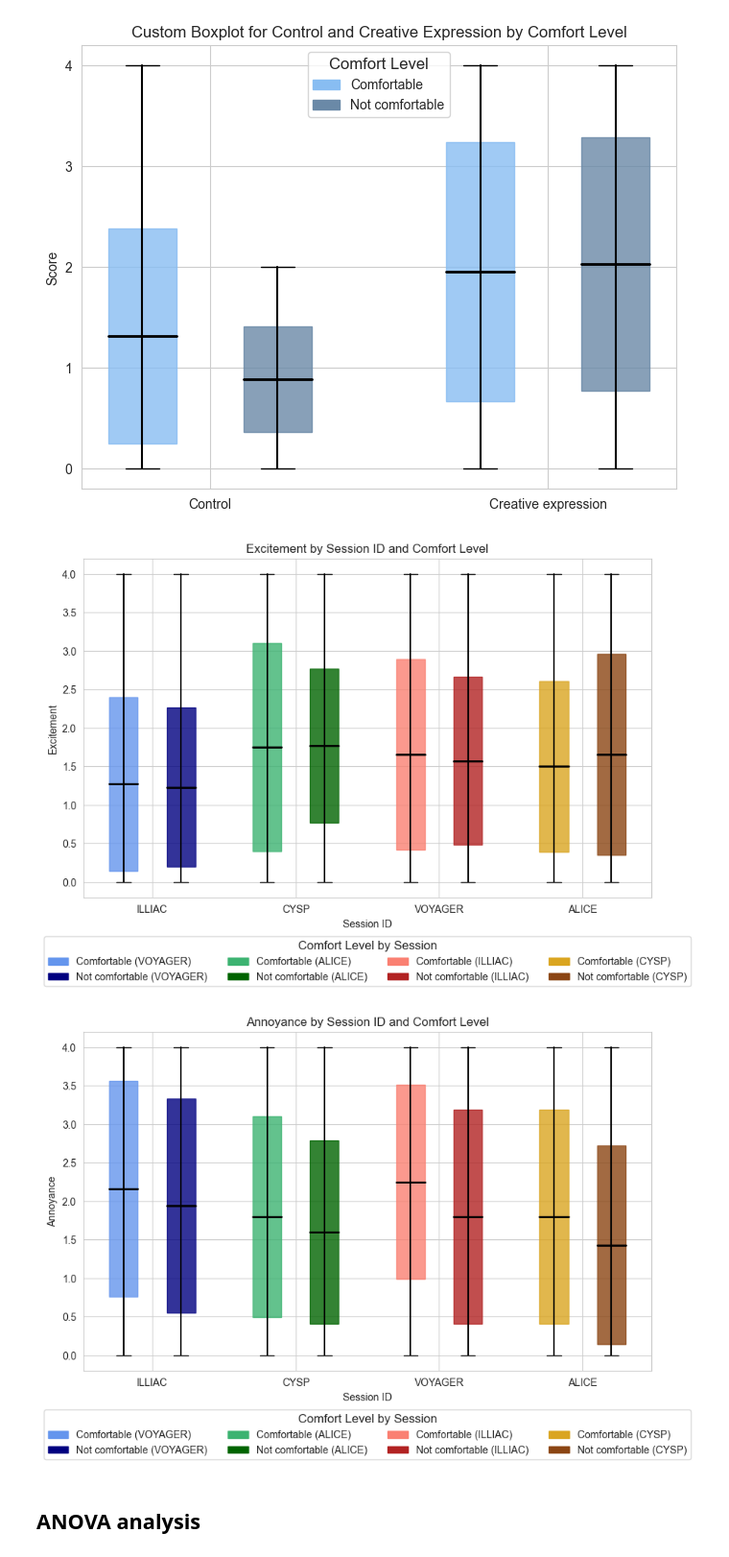
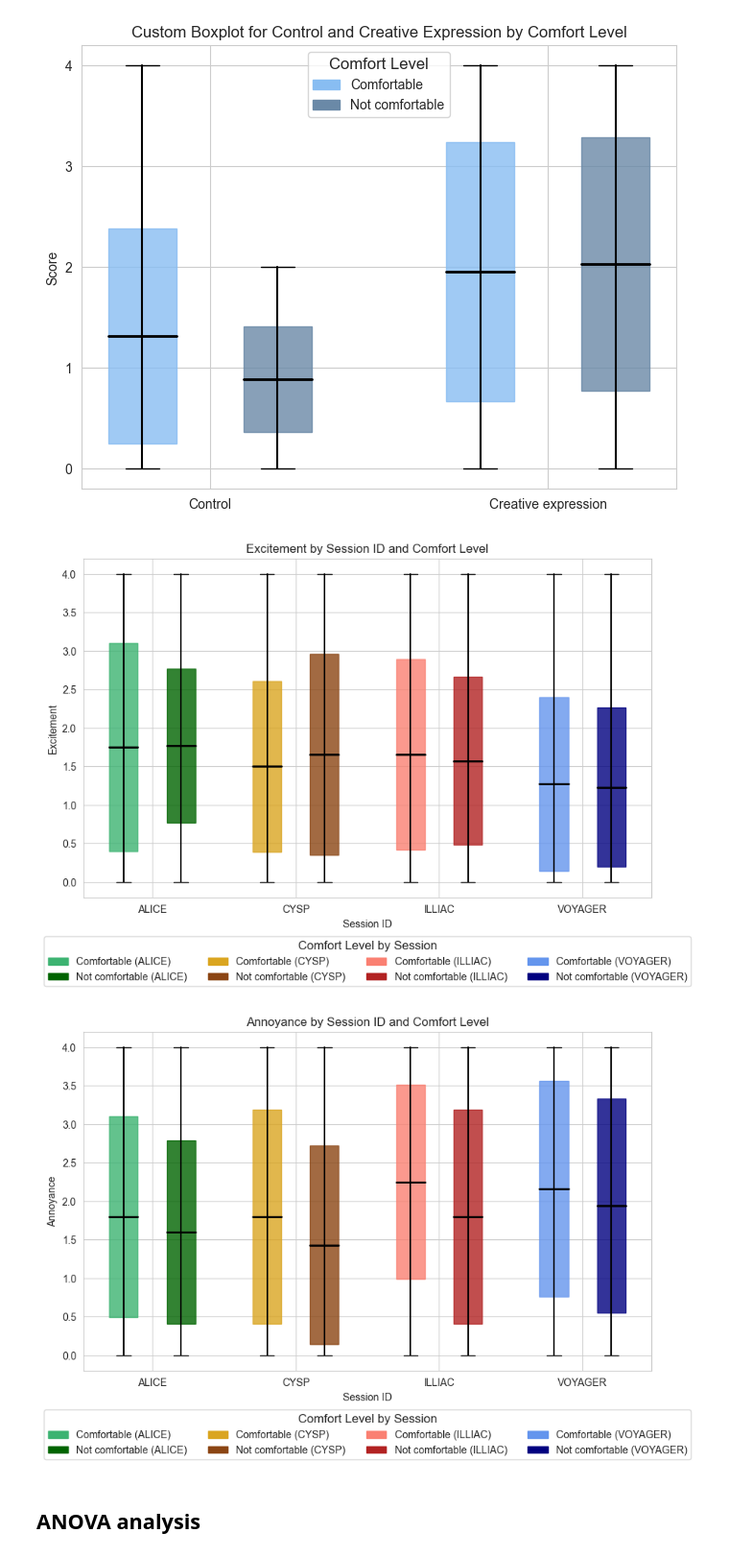
Before and after one commit to ihneskarbovik/IN5060-assignment3, a Jupyter notebook: study.ipynb, the cells around one changed output. Shown: that part at 96% size. Drawn from its saved outputs; the diff is of its cells as text; code cells hidden in the pictures.

Commit message:
correct plots

```diff
--- a/study.ipynb
+++ b/study.ipynb
@@ -373,7 +374,6 @@ stats = grouped_df_all.groupby(['Session_ID', 'Comfortable with expressing emoti
 
 order = ['VOYAGER', 'ALICE', 'ILLIAC', 'CYSP']
 stats['Session_ID'] = pd.Categorical(stats['Session_ID'], categories=order, ordered=True)
-stats = stats.sort_values('Session_ID')
 
 palette = {
     ('VOYAGER', 'Comfortable'): 'cornflowerblue',
@@ -420,35 +420,35 @@ for idx, session in enumerate(stats['Session_ID'].unique()):
         ax.plot([position - 0.1, position + 0.1], [mean, mean], color='black', lw=2)  # Mean line
 
 # Final adjustments
-ax.set_xticks(range(len(grouped_df_all['Session_ID'].unique())))
-ax.set_xticklabels(grouped_df_all['Session_ID'].unique())
+ax.set_xticks(range(len(stats['Session_ID'].unique())))
+ax.set_xticklabels(stats['Session_ID'].unique())
 ax.set_xlabel('Session ID')
 ax.set_ylabel('Excitement')
 plt.title('Excitement by Session ID and Comfort Level')
 
 legend_handles = [
-    mpatches.Patch(color='cornflowerblue', label='Comfortable (VOYAGER)'),
-    mpatches.Patch(color='navy', label='Not comfortable (VOYAGER)'),
     mpatches.Patch(color='mediumseagreen', label='Comfortable (ALICE)'),
     mpatches.Patch(color='darkgreen', label='Not comfortable (ALICE)'),
+    mpatches.Patch(color='goldenrod', label='Comfortable (CYSP)'),
+    mpatches.Patch(color='saddlebrown', label='Not comfortable (CYSP)'),
     mpatches.Patch(color='salmon', label='Comfortable (ILLIAC)'),
     mpatches.Patch(color='firebrick', label='Not comfortable (ILLIAC)'),
-    mpatches.Patch(color='goldenrod', label='Comfortable (CYSP)'),
-    mpatches.Patch(color='saddlebrown', label='Not comfortable (CYSP)')
+    mpatches.Patch(color='cornflowerblue', label='Comfortable (VOYAGER)'),
+    mpatches.Patch(color='navy', label='Not comfortable (VOYAGER)')
 ]
 ax.legend(handles=legend_handles, title='Comfort Level by Session',
           loc='upper center', ncol=4, fontsize=10, title_fontsize=12,
           bbox_to_anchor=(0.5, -0.1))
 plt.show()
 # %% [output]
-[figure, old version]
+[figure, new version]
 # %%
 stats = grouped_df_all.groupby(['Session_ID', 'Comfortable with expressing emotions'])['Annoyance'].agg(
     mean='mean', std='std', min='min', max='max'
 ).reset_index()
 
+order = ['VOYAGER', 'ALICE', 'ILLIAC', 'CYSP']
 stats['Session_ID'] = pd.Categorical(stats['Session_ID'], categories=order, ordered=True)
-stats = stats.sort_values('Session_ID')
 
 palette = {
     ('VOYAGER', 'Comfortable'): 'cornflowerblue',
@@ -483,40 +483,40 @@ for idx, session in enumerate(stats['Session_ID'].unique()):
         box_bottom = mean - std
         box_top = mean + std
         ax.add_patch(plt.Rectangle(
             (position - 0.1, box_bottom),  # Bottom-left corner
             0.2,  # Box width
             2 * std,  # Box height
             color=palette[(session, comfort)],
             alpha=0.8,
             edgecolor="black"
         ))
 
         # Plot mean line
         ax.plot([position - 0.1, position + 0.1], [mean, mean], color='black', lw=2)  # Mean line
 
 # Final adjustments
-ax.set_xticks(range(len(grouped_df_all['Session_ID'].unique())))
-ax.set_xticklabels(grouped_df_all['Session_ID'].unique())
+ax.set_xticks(range(len(stats['Session_ID'].unique())))
+ax.set_xticklabels(stats['Session_ID'].unique())
 ax.set_xlabel('Session ID')
 ax.set_ylabel('Annoyance')
 plt.title("Annoyance by Session ID and Comfort Level")
 
 legend_handles = [
-    mpatches.Patch(color='cornflowerblue', label='Comfortable (VOYAGER)'),
-    mpatches.Patch(color='navy', label='Not comfortable (VOYAGER)'),
     mpatches.Patch(color='mediumseagreen', label='Comfortable (ALICE)'),
     mpatches.Patch(color='darkgreen', label='Not comfortable (ALICE)'),
+    mpatches.Patch(color='goldenrod', label='Comfortable (CYSP)'),
+    mpatches.Patch(color='saddlebrown', label='Not comfortable (CYSP)'),
     mpatches.Patch(color='salmon', label='Comfortable (ILLIAC)'),
     mpatches.Patch(color='firebrick', label='Not comfortable (ILLIAC)'),
-    mpatches.Patch(color='goldenrod', label='Comfortable (CYSP)'),
-    mpatches.Patch(color='saddlebrown', label='Not comfortable (CYSP)')
+    mpatches.Patch(color='cornflowerblue', label='Comfortable (VOYAGER)'),
+    mpatches.Patch(color='navy', label='Not comfortable (VOYAGER)')
 ]
 ax.legend(handles=legend_handles, title='Comfort Level by Session',
           loc='upper center', ncol=4, fontsize=10, title_fontsize=12,
           bbox_to_anchor=(0.5, -0.1))
 plt.show()
 # %% [output]
-[figure, old version]
+[figure, new version]
 # %% [markdown]
 ## ANOVA analysis
 # %% [markdown]
```
Also changed, not shown: parts of 1 cell of this notebook.
